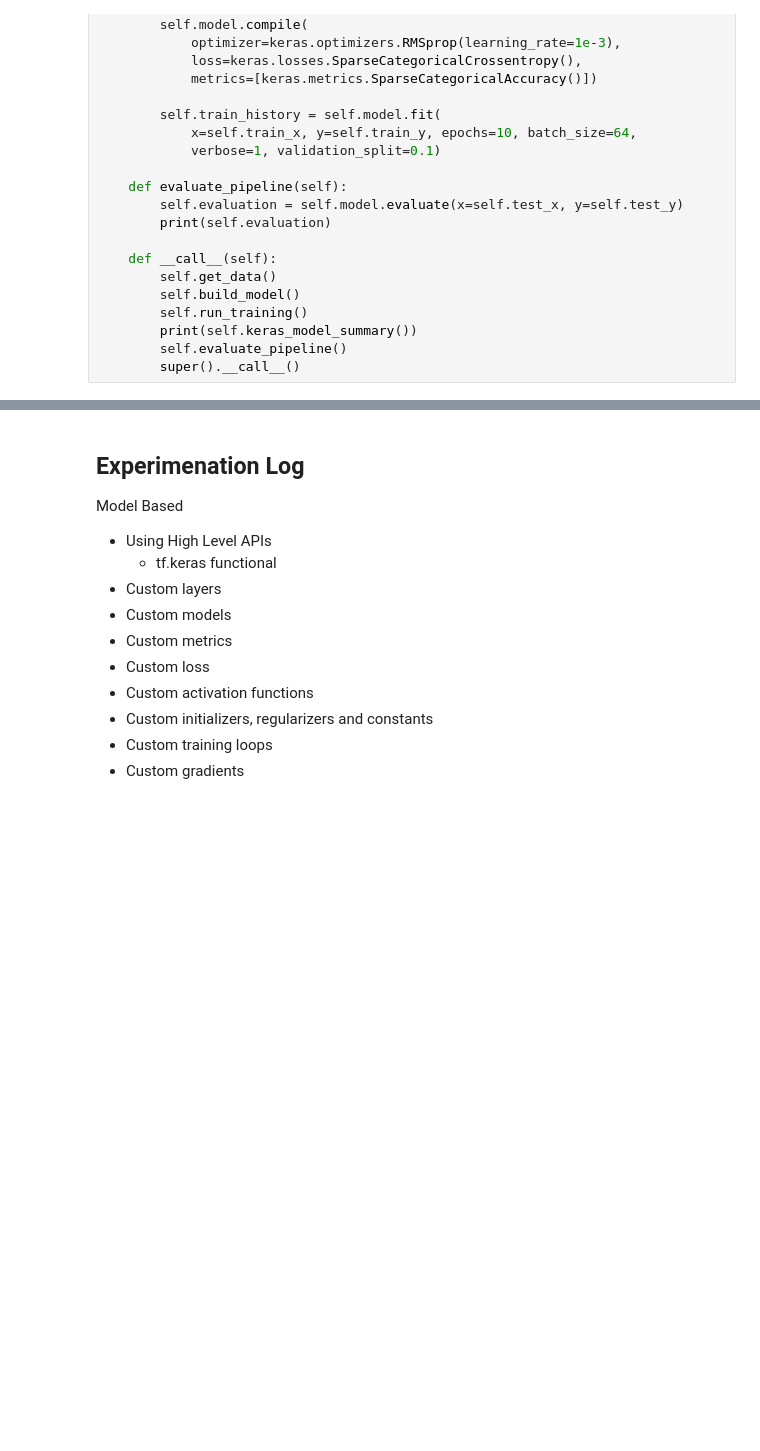
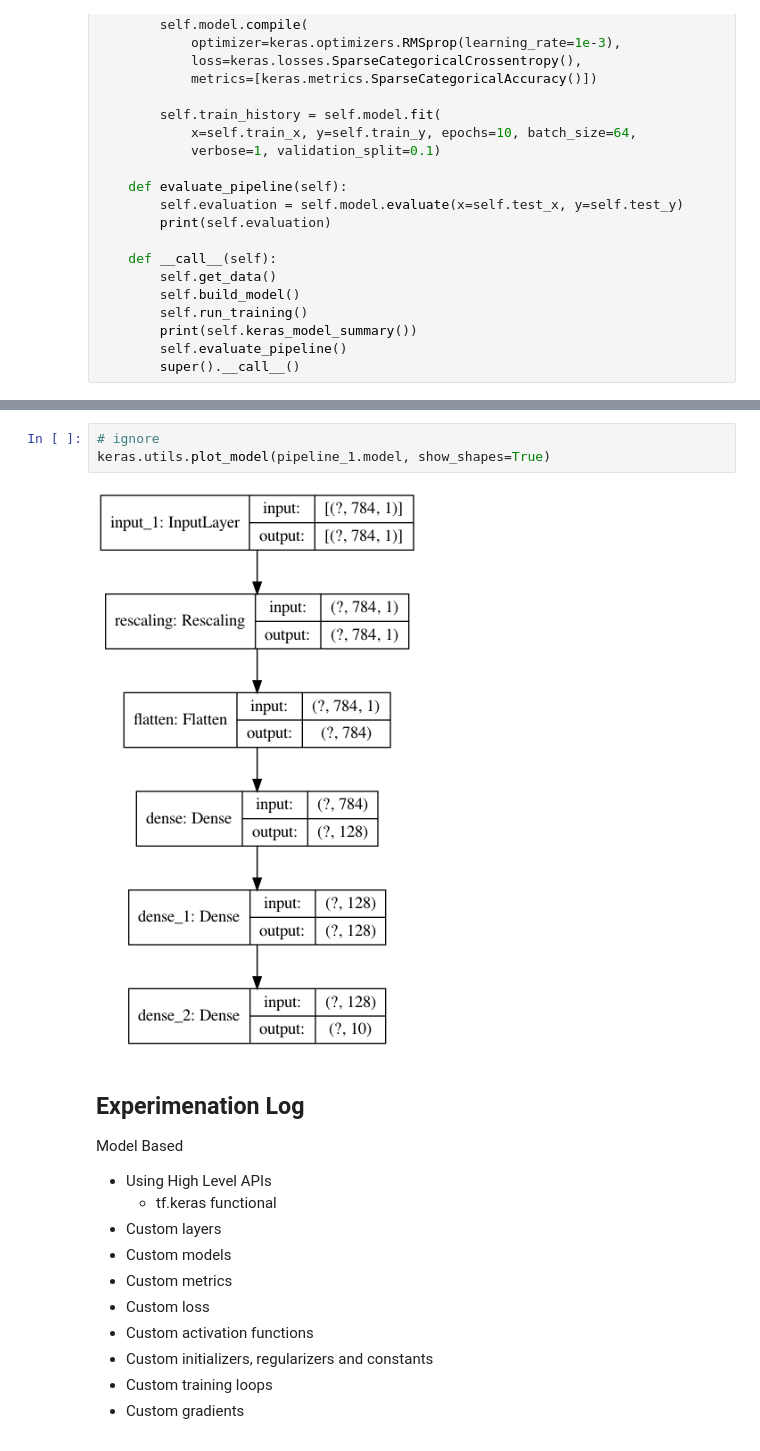
Before and after one commit to jovsa/jovsatools, a Jupyter notebook: notebooks/function_approximation.ipynb, the cells around one changed output, grey strips where cells are left out. Cells and saved outputs as stored; diff of their text form; blank space fills up the shorter version.

```diff
--- a/notebooks/function_approximation.ipynb
+++ b/notebooks/function_approximation.ipynb
@@ -149,3 +147,8 @@ None
+# %%
+# ignore
+keras.utils.plot_model(pipeline_1.model, show_shapes=True)
+# %% [output]
+[figure, added]
 # %% [markdown]
 ## Experimenation Log
 
```
Also changed, not shown: parts of 2 cells of this notebook, 7 other files.
